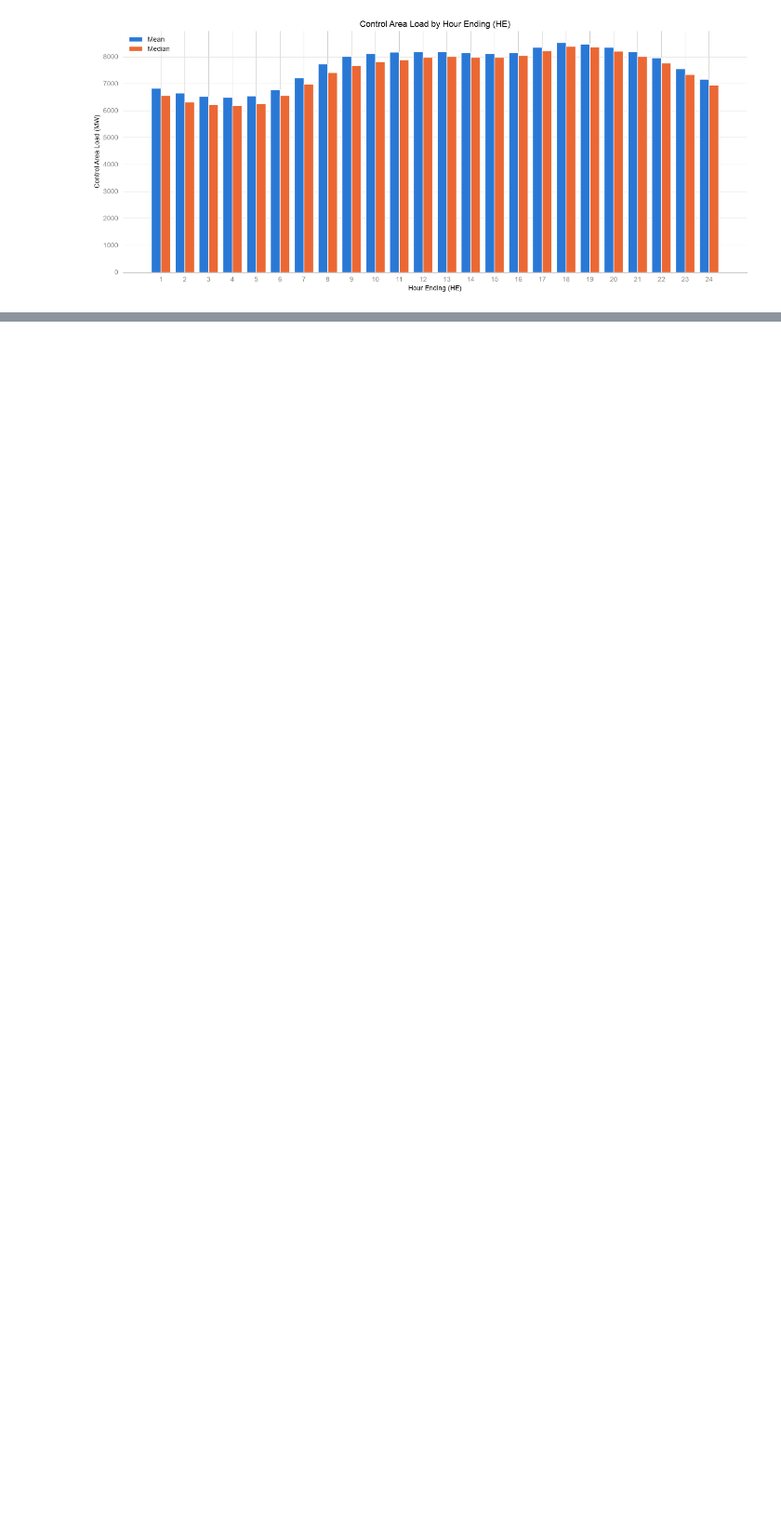
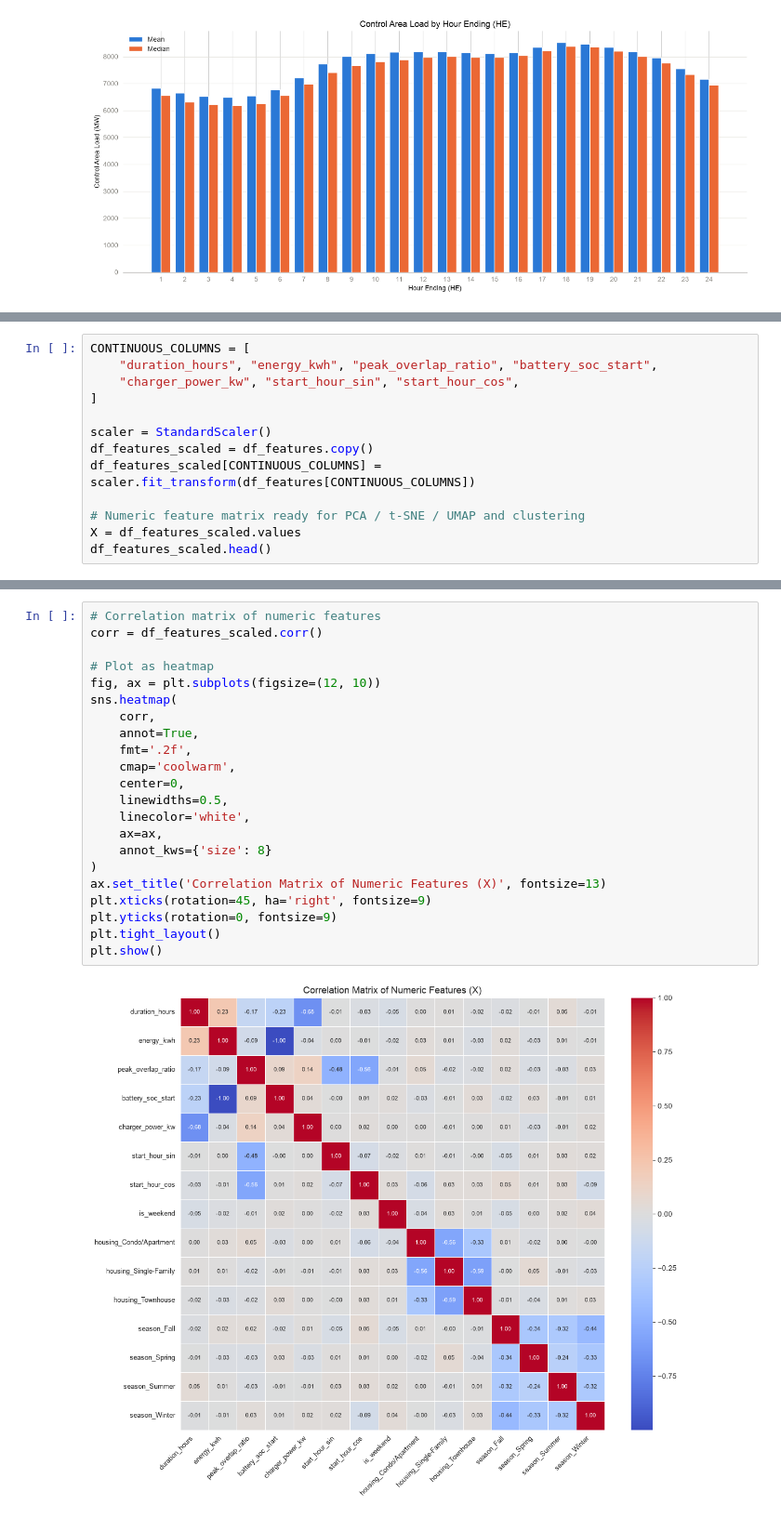
Before and after one commit to timothytzkung/Kung_Tim_Lab_Task, a Jupyter notebook: FinalAssignment/notebook.ipynb, the cells around one changed output, grey strips where cells are left out. Shown at 93% size. Saved outputs shown, nothing was run; the diff lists cells and outputs as text; blank space fills up the shorter version.

```diff
--- a/FinalAssignment/notebook.ipynb
+++ b/FinalAssignment/notebook.ipynb
@@ -403,0 +470,13 @@ plt.show()
+# %%
+CONTINUOUS_COLUMNS = [
+    "duration_hours", "energy_kwh", "peak_overlap_ratio", "battery_soc_start",
+    "charger_power_kw", "start_hour_sin", "start_hour_cos",
+]
+
+scaler = StandardScaler()
+df_features_scaled = df_features.copy()
+df_features_scaled[CONTINUOUS_COLUMNS] = scaler.fit_transform(df_features[CONTINUOUS_COLUMNS])
+
+# Numeric feature matrix ready for PCA / t-SNE / UMAP and clustering
+X = df_features_scaled.values
+df_features_scaled.head()
@@ -403,0 +492,24 @@ plt.show()
+# %%
+# Correlation matrix of numeric features
+corr = df_features_scaled.corr()
+
+# Plot as heatmap
+fig, ax = plt.subplots(figsize=(12, 10))
+sns.heatmap(
+    corr,
+    annot=True,
+    fmt='.2f',
+    cmap='coolwarm',
+    center=0,
+    linewidths=0.5,
+    linecolor='white',
+    ax=ax,
+    annot_kws={'size': 8}
+)
+ax.set_title('Correlation Matrix of Numeric Features (X)', fontsize=13)
+plt.xticks(rotation=45, ha='right', fontsize=9)
+plt.yticks(rotation=0, fontsize=9)
+plt.tight_layout()
+plt.show()
+# %% [output]
+[figure, added]
```
Also changed, not shown: parts of 24 cells of this notebook, 1 other file.
